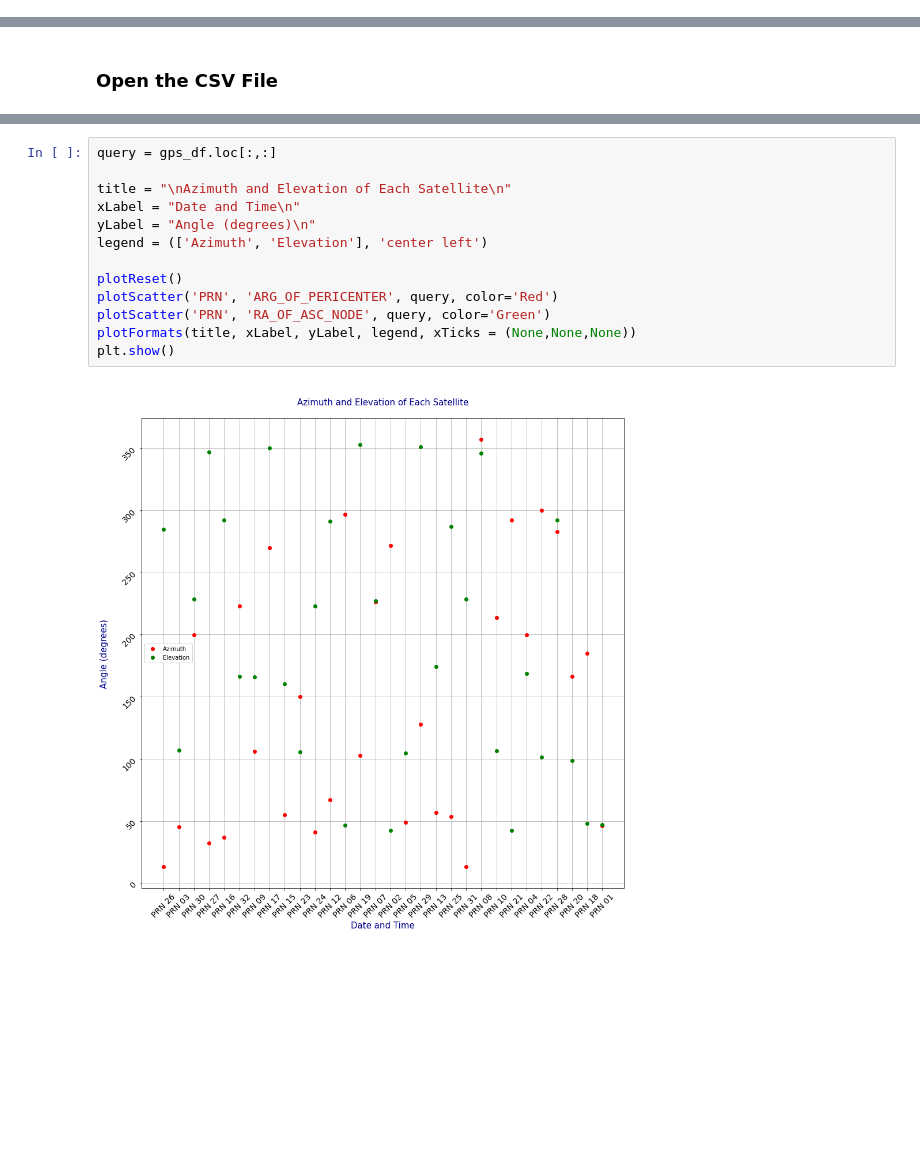
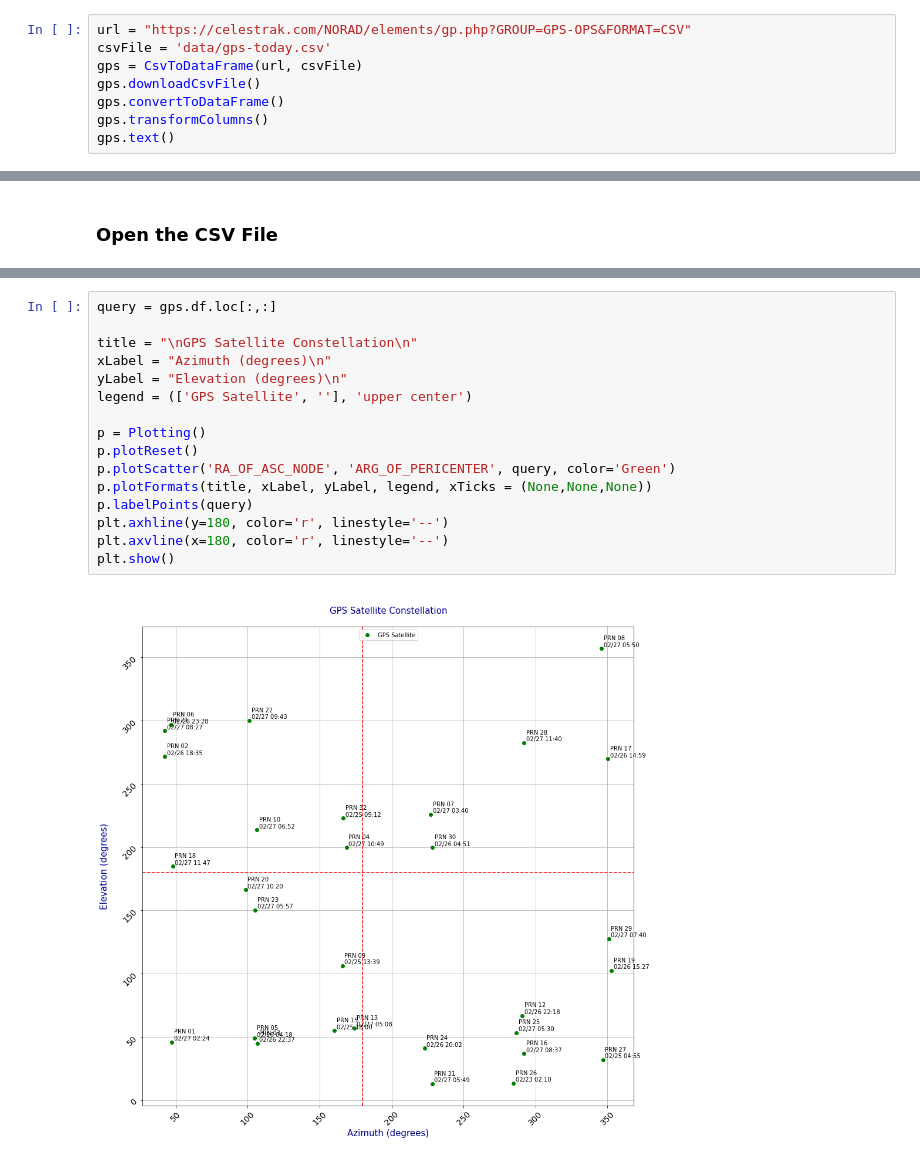
Before and after one commit to kwegner7/proj, a Jupyter notebook: jupyter/satellites.ipynb, the cells around one changed output, grey strips where cells are left out. Drawn from its saved outputs; the diff is of its cells as text; blank space fills up the shorter version.

```diff
--- a/jupyter/satellites.ipynb
+++ b/jupyter/satellites.ipynb
@@ -104,0 +218,8 @@ This shows that satellite positions are publically available and can be received
+# %%
+url = "https://celestrak.com/NORAD/elements/gp.php?GROUP=GPS-OPS&FORMAT=CSV"
+csvFile = 'data/gps-today.csv'
+gps = CsvToDataFrame(url, csvFile)
+gps.downloadCsvFile()
+gps.convertToDataFrame()
+gps.transformColumns()
+gps.text()
@@ -290,15 +412,18 @@ plt.show()
 # %%
-query = gps_df.loc[:,:]
+query = gps.df.loc[:,:]
 
-title = "\nAzimuth and Elevation of Each Satellite\n"
-xLabel = "Date and Time\n"
-yLabel = "Angle (degrees)\n"
-legend = (['Azimuth', 'Elevation'], 'center left')
+title = "\nGPS Satellite Constellation\n"
+xLabel = "Azimuth (degrees)\n"
+yLabel = "Elevation (degrees)\n"
+legend = (['GPS Satellite', ''], 'upper center')
 
-plotReset()
-plotScatter('PRN', 'ARG_OF_PERICENTER', query, color='Red')
-plotScatter('PRN', 'RA_OF_ASC_NODE', query, color='Green')
-plotFormats(title, xLabel, yLabel, legend, xTicks = (None,None,None))
+p = Plotting()
+p.plotReset()
+p.plotScatter('RA_OF_ASC_NODE', 'ARG_OF_PERICENTER', query, color='Green')
+p.plotFormats(title, xLabel, yLabel, legend, xTicks = (None,None,None))
+p.labelPoints(query)
+plt.axhline(y=180, color='r', linestyle='--')
+plt.axvline(x=180, color='r', linestyle='--')
 plt.show()
 # %% [output]
-[figure, old version]
+[figure, new version]
```
Also changed, not shown: parts of 50 cells of this notebook, 4 other files.
